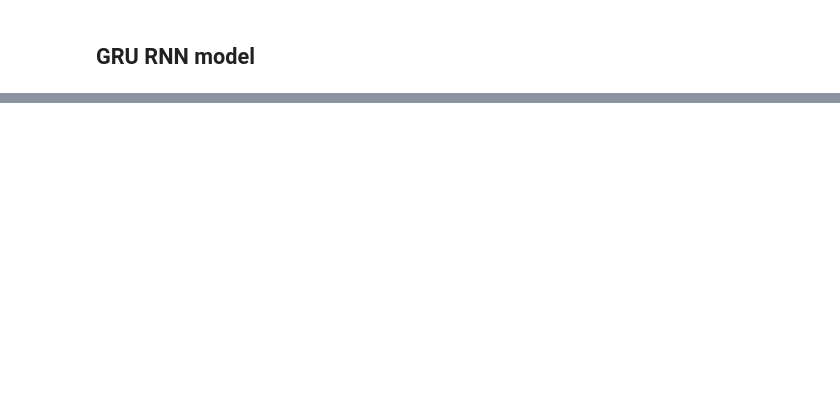
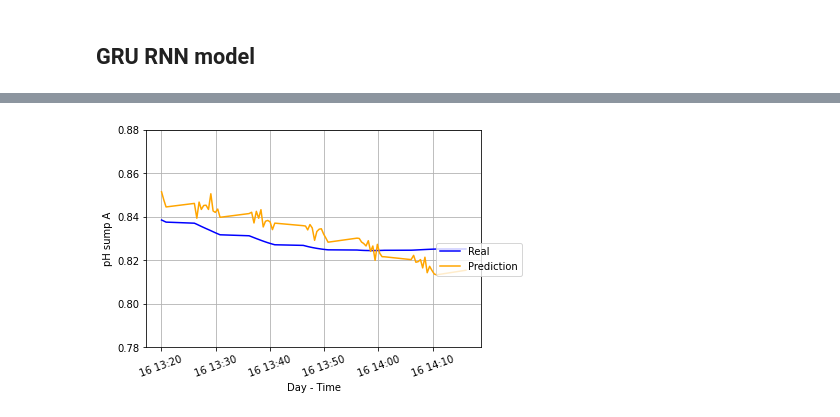
Before and after one commit to dccartagena/RNN_Aquaponics, a Jupyter notebook: notebook-pH.ipynb, the cells around one changed output, grey strips where cells are left out. Cells and saved outputs as stored; diff of their text form; code cells hidden in the pictures; blank space fills up the shorter version.

```diff
--- a/notebook-pH.ipynb
+++ b/notebook-pH.ipynb
@@ -576,9 +576,9 @@ def f_gru_model(input_shape, output_shape):
     model = tf.keras.Sequential([
             tf.keras.layers.GRU(units = 800, input_shape = input_shape, kernel_initializer='random_normal', bias_initializer='zeros', dropout=0.2, return_sequences=True),
 
-            tf.keras.layers.GRU(units = 500, input_shape = input_shape, kernel_initializer='random_normal', bias_initializer='zeros', dropout=0.2, return_sequences=True),
+            tf.keras.layers.GRU(units = 300, input_shape = input_shape, kernel_initializer='random_normal', bias_initializer='zeros', dropout=0.2, return_sequences=True),
 
-            tf.keras.layers.GRU(units = 300, input_shape = input_shape, kernel_initializer='random_normal', bias_initializer='zeros', dropout=0.2, return_sequences=False),
+            tf.keras.layers.GRU(units = 60, input_shape = input_shape, kernel_initializer='random_normal', bias_initializer='zeros', dropout=0.2, return_sequences=False),
 
             tf.keras.layers.Dense(output_shape)])
     return model
@@ -613,0 +614,30 @@ Evaluation loss: 0.00138722808424797 ---- Evaluation metric:0.02988879568874836
+# %%
+def plot_results2(label_target, label_time, label, results, label_width):
+    n_label = np.int(len(label_target))
+
+    sensor_tag = list(label_target.values())
+
+    fig, ax = plt.subplots(n_label, sharex = 'all')
+
+    for i in range(n_label):
+
+        label_plot = label[((i) * label_width): ((i + 1)* label_width)]
+        ax.plot(label_time, label_plot, color = 'blue', label = 'Real')
+
+        results_plot = results[((i) * label_width): ((i + 1)* label_width)]
+        ax.plot(label_time, results_plot, color = 'orange', label = 'Prediction')
+
+        ax.set_ylabel(sensor_tag[i])
+
+    lines, labels = fig.axes[-1].get_legend_handles_labels()
+    fig.legend(lines, labels, loc = 'center right')
+    plt.xticks(rotation=20)
+    plt.xlabel('Day - Time')
+    plt.ylim([0.78, 0.88])
+    plt.show()
+
+    pass
+# %%
+plot_results2(label_target, test_target_time[test_entry], test_target[test_entry], gru_prediction, label_width)
+# %% [output]
+[figure, added]
```
Also changed, not shown: parts of 14 cells of this notebook.
